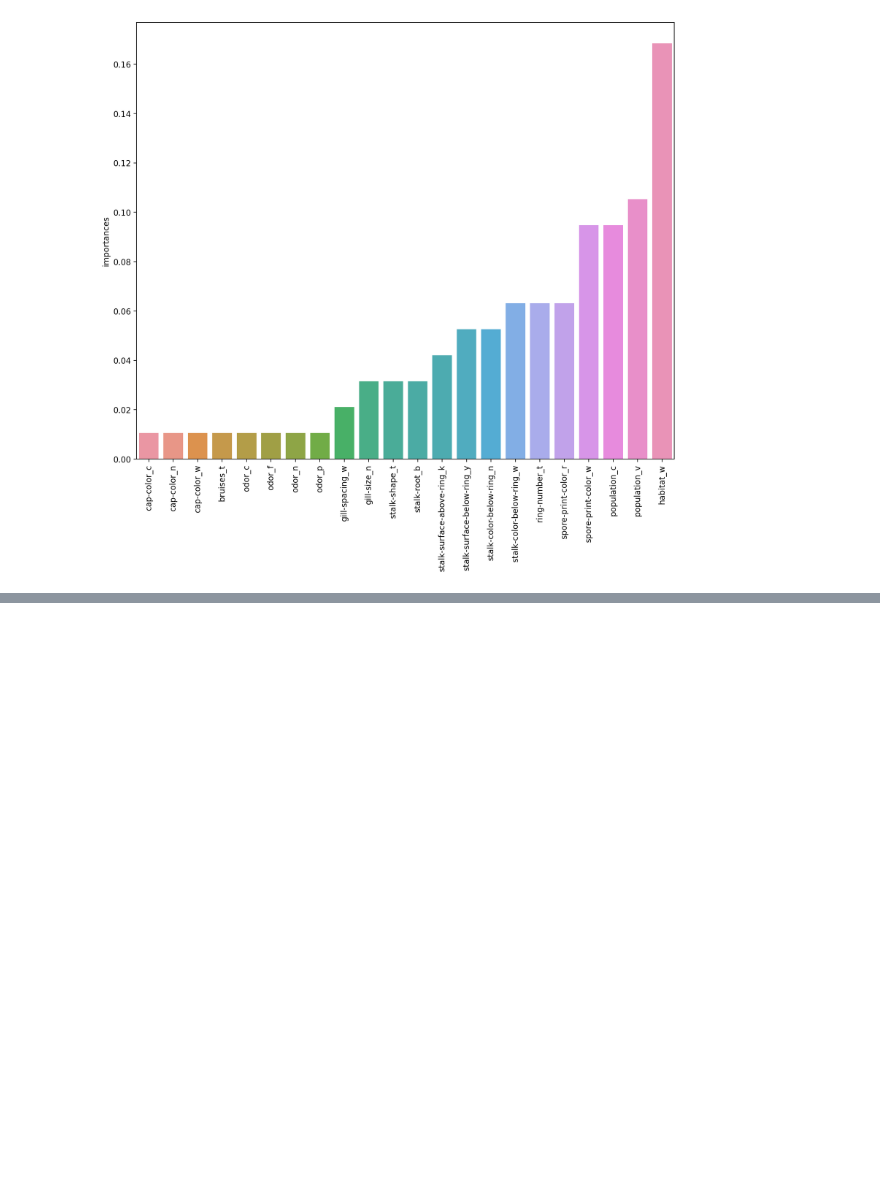
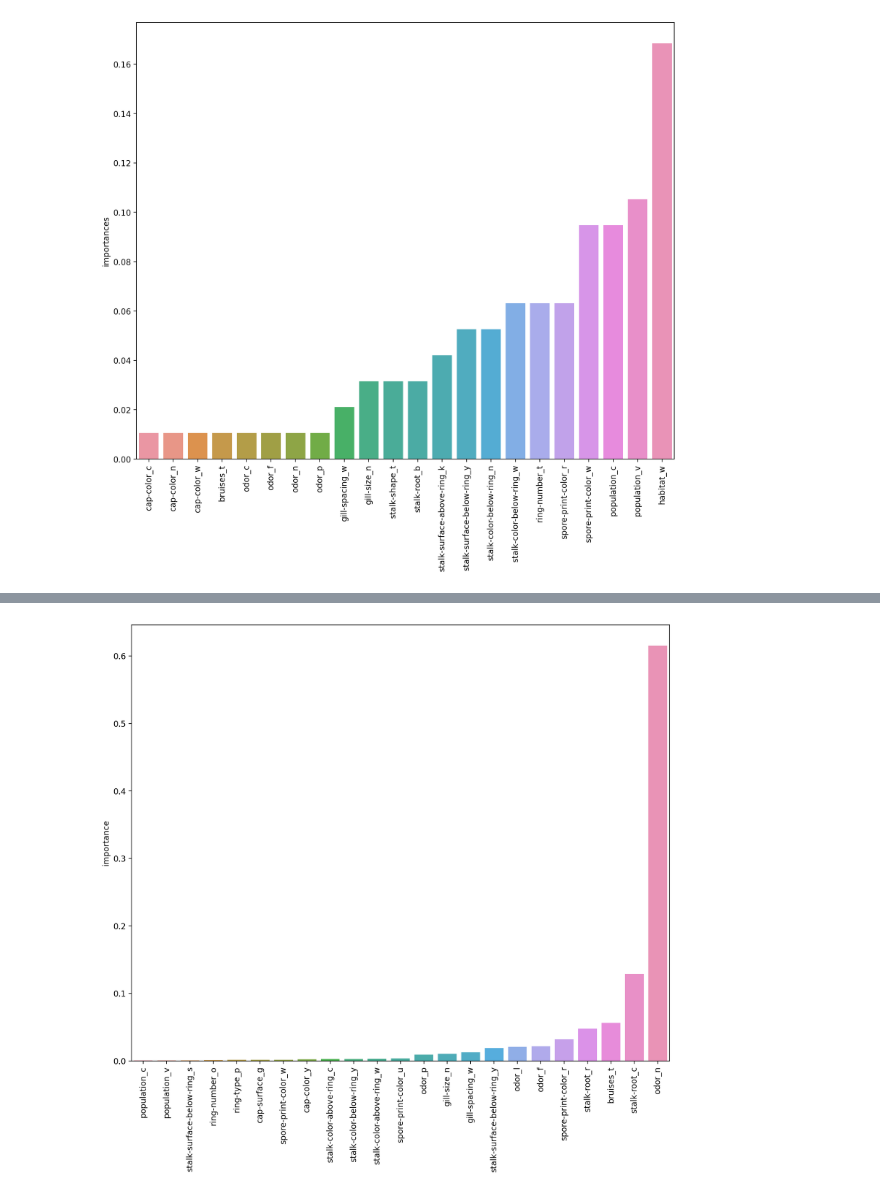
Before and after one commit to pawel9009/ML, a Jupyter notebook: notebooks/Boosting.ipynb, the cells around one changed output, grey strips where cells are left out. Drawn from its saved outputs; the diff is of its cells as text; code cells hidden in the pictures; blank space fills up the shorter version.

```diff
--- a/notebooks/Boosting.ipynb
+++ b/notebooks/Boosting.ipynb
@@ -182,0 +229,4 @@ plt.xticks(rotation=90);
+# %%
+feat_import = grid.best_estimator_.feature_importances_
+# %%
+imp_feat = pd.DataFrame(index=X.columns, data=feat_import, columns=['importance'])
@@ -182,0 +249,12 @@ plt.xticks(rotation=90);
+# %%
+imp_feat = imp_feat[imp_feat['importance']>0.0005]
+# %%
+imp_feat = imp_feat.sort_values('importance')
+# %%
+plt.figure(figsize=(12,10), dpi=200)
+sns.barplot(data=imp_feat,
+            x=imp_feat.index,
+            y='importance')
+plt.xticks(rotation=90);
+# %% [output]
+[figure, added]
```
Also changed, not shown: parts of 15 cells of this notebook.
